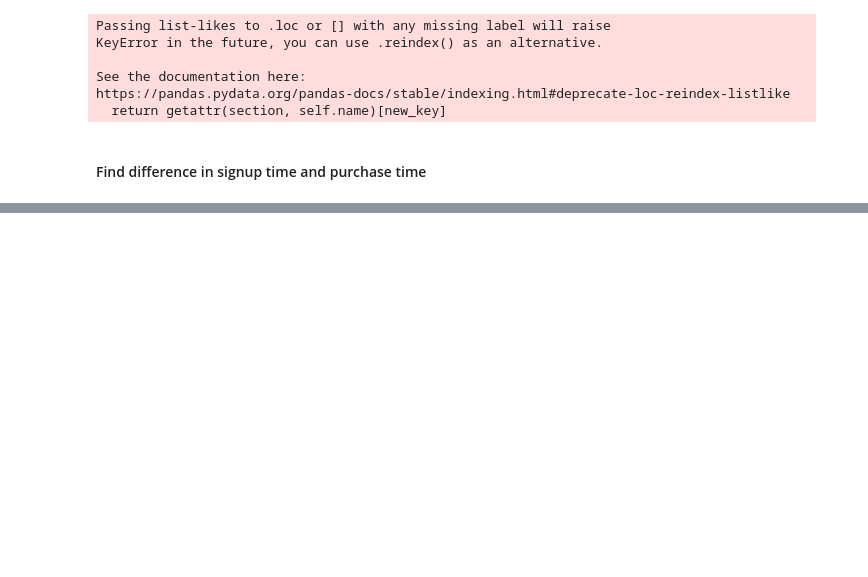
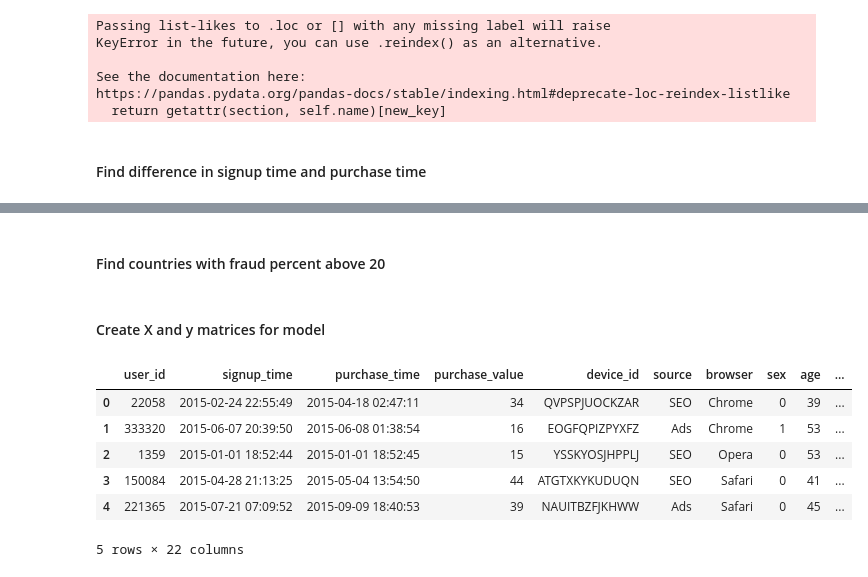
Before and after one commit to elizabethguy86/Email_Fraud_2019, a Jupyter notebook: EmailFraudDetection.ipynb, the cells around one changed output, grey strips where cells are left out. Drawn from its saved outputs; the diff is of its cells as text; code cells hidden in the pictures; blank space fills up the shorter version.

```diff
--- a/EmailFraudDetection.ipynb
+++ b/EmailFraudDetection.ipynb
@@ -128,4 +106,30 @@ Index(['user_id', 'signup_time', 'purchase_time', 'purchase_value',
 # %%
 fraud_df.time_to_purchase = fraud_df.time_to_purchase.apply(lambda x: x / timedelta (days=1))
+# %%
+percent_fraud_df = pd.DataFrame(fraud_df.groupby(['country'])['class'].sum()/fraud_df.groupby(['country'])['class'].count())
+# %% [markdown]
+#### Find countries with fraud percent above 20
+# %%
+fraud_countries = list(percent_fraud_df.loc[percent_fraud_df['class'] > 0.2].index)
+# %%
+def possible_fraud(country):
+    if country in fraud_countries:
+        return 1
+    else:
+        return 0
+# %%
+fraud_df['possible_fraud'] = fraud_df['country'].apply(lambda x: possible_fraud(x))
+# %% [markdown]
+#### Create X and y matrices for model
+# %%
+fraud_df.head()
+# %% [output]
+|  | user_id | signup_time | purchase_time | purchase_value | device_id | source | browser | sex | age | ... |
+| 0 | 22058 | 2015-02-24 22:55:49 | 2015-04-18 02:47:11 | 34 | QVPSPJUOCKZAR | SEO | Chrome | 0 | 39 | ... |
+| 1 | 333320 | 2015-06-07 20:39:50 | 2015-06-08 01:38:54 | 16 | EOGFQPIZPYXFZ | Ads | Chrome | 1 | 53 | ... |
+| 2 | 1359 | 2015-01-01 18:52:44 | 2015-01-01 18:52:45 | 15 | YSSKYOSJHPPLJ | SEO | Opera | 0 | 53 | ... |
+| 3 | 150084 | 2015-04-28 21:13:25 | 2015-05-04 13:54:50 | 44 | ATGTXKYKUDUQN | SEO | Safari | 0 | 41 | ... |
+| 4 | 221365 | 2015-07-21 07:09:52 | 2015-09-09 18:40:53 | 39 | NAUITBZFJKHWW | Ads | Safari | 0 | 45 | ... |
+5 rows × 22 columns
 # %%
 X = fraud_df.loc[:, ['purchase_value', 'sex', 'age', 'Ads', 'Direct', 'SEO', 'time_to_purchase', 'Chrome',
```
Also changed, not shown: parts of 13 cells of this notebook.
